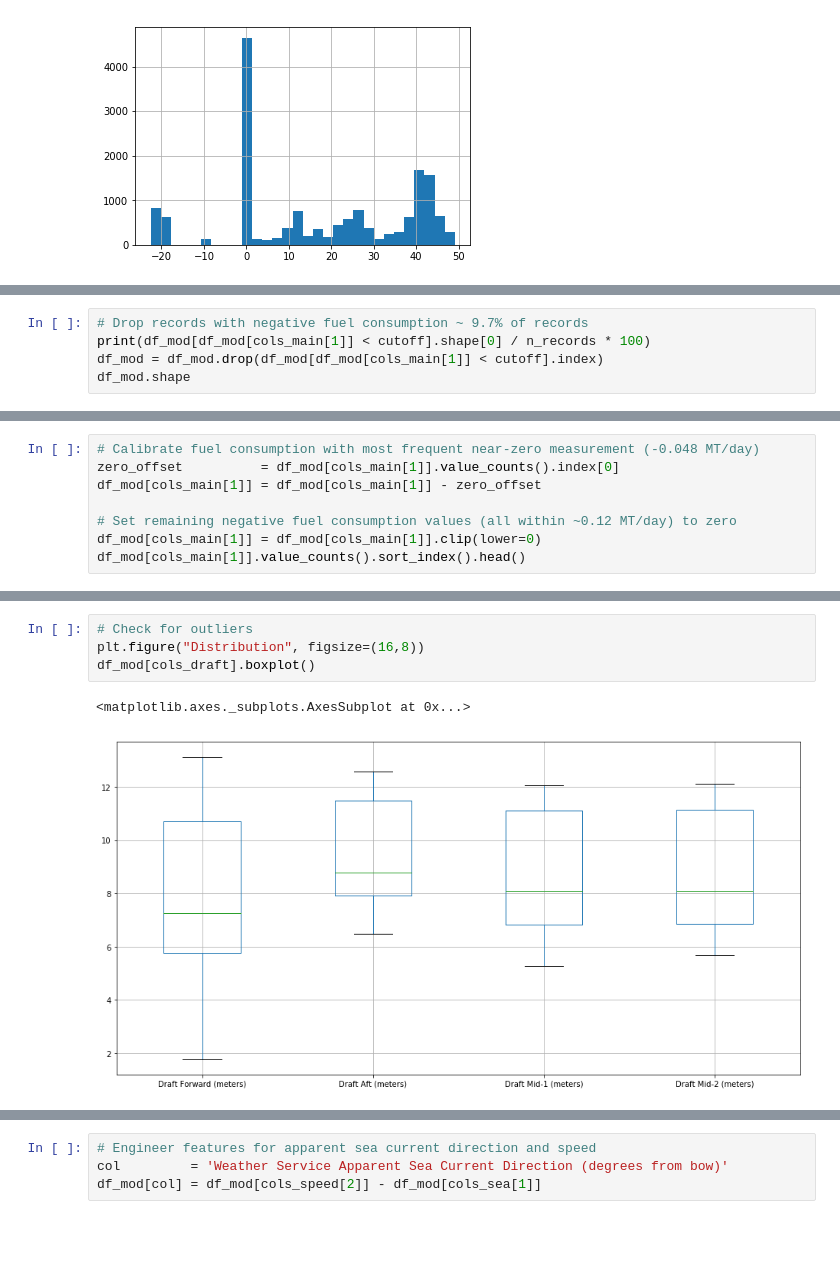
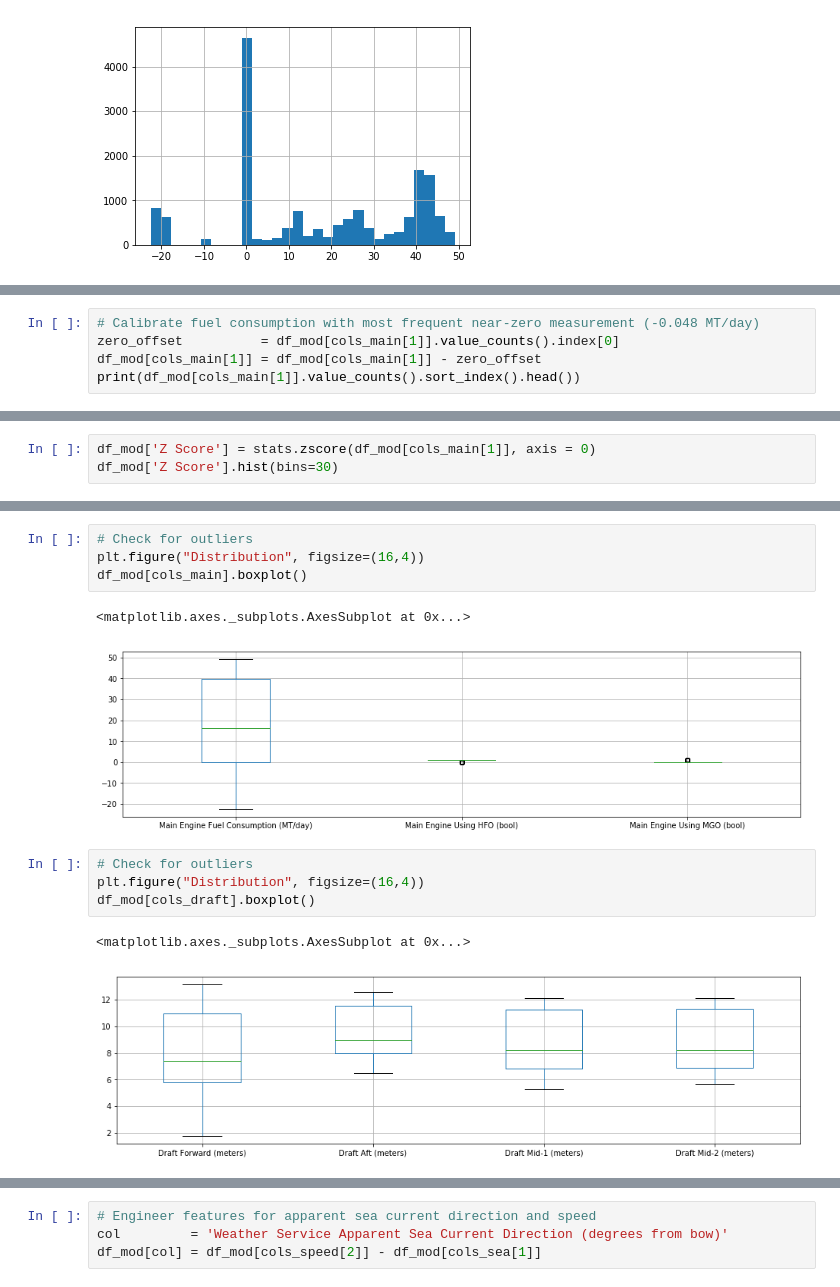
Before and after one commit to acdick/dynamic_speed_optimization, a Jupyter notebook: src/Ship_Performance.ipynb, the cells around one changed output, grey strips where cells are left out. Saved outputs shown, nothing was run; the diff lists cells and outputs as text; blank space fills up the shorter version.

```diff
--- a/src/Ship_Performance.ipynb
+++ b/src/Ship_Performance.ipynb
@@ -160,5 +187,0 @@ df_mod[df_mod[cols_main[1]] < cutoff][cols_main].head()
-# %%
-# Drop records with negative fuel consumption ~ 9.7% of records
-print(df_mod[df_mod[cols_main[1]] < cutoff].shape[0] / n_records * 100)
-df_mod = df_mod.drop(df_mod[df_mod[cols_main[1]] < cutoff].index)
-df_mod.shape
@@ -169,8 +189,5 @@ df_mod.shape
 # Calibrate fuel consumption with most frequent near-zero measurement (-0.048 MT/day)
 zero_offset          = df_mod[cols_main[1]].value_counts().index[0]
 df_mod[cols_main[1]] = df_mod[cols_main[1]] - zero_offset
-
-# Set remaining negative fuel consumption values (all within ~0.12 MT/day) to zero
-df_mod[cols_main[1]] = df_mod[cols_main[1]].clip(lower=0)
-df_mod[cols_main[1]].value_counts().sort_index().head()
+print(df_mod[cols_main[1]].value_counts().sort_index().head())
 # %% [output]
@@ -287,0 +368,3 @@ df_mod[cols_draft].describe()
+# %%
+df_mod['Z Score'] = stats.zscore(df_mod[cols_main[1]], axis = 0)
+df_mod['Z Score'].hist(bins=30)
@@ -288,7 +405,14 @@ df_mod[cols_draft].describe()
+# %%
+# Check for outliers
+plt.figure("Distribution", figsize=(16,4))
+df_mod[cols_main].boxplot()
+# %% [output]
+<matplotlib.axes._subplots.AxesSubplot at 0x...>
+[figure, added]
 # %%
 # Check for outliers
-plt.figure("Distribution", figsize=(16,8))
+plt.figure("Distribution", figsize=(16,4))
 df_mod[cols_draft].boxplot()
 # %% [output]
 <matplotlib.axes._subplots.AxesSubplot at 0x...>
-[figure, old version]
+[figure, new version]
```
Also changed, not shown: parts of 90 cells of this notebook.
